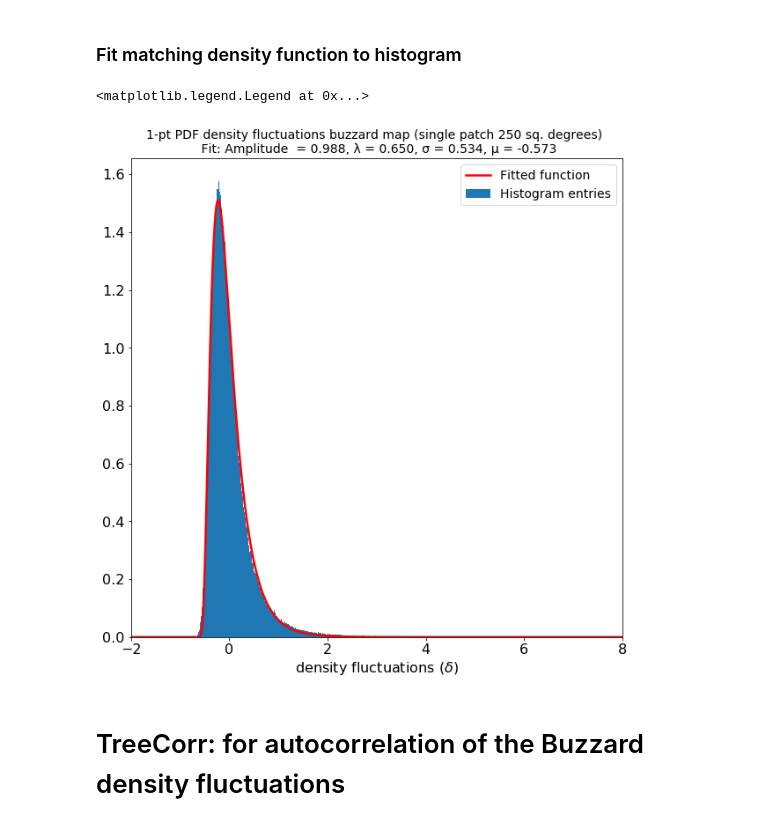
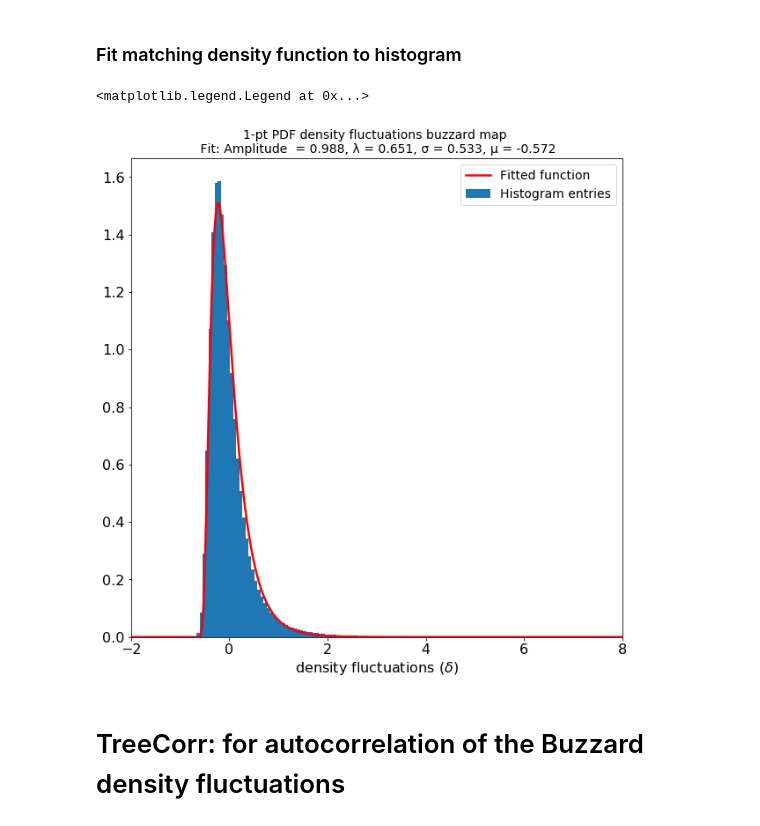
Before and after one commit to anikhalder/Integrated_Bispectrum, a Jupyter notebook: power_spectrum_buzzard/power_spectrum_buzzard_single_patch.ipynb, the cells around one changed output. Cells and saved outputs as stored; diff of their text form; code cells hidden in the pictures.

```diff
--- a/power_spectrum_buzzard/power_spectrum_buzzard_single_patch.ipynb
+++ b/power_spectrum_buzzard/power_spectrum_buzzard_single_patch.ipynb
@@ -91,13 +91,16 @@ density_fluctuations_table.write("./buzzard_output/single_patch/density_fluctuat
 
 # 1-pt PDF of density fluctuations within patch
 
-no_of_bins = 1000
+no_of_bins = 500
 
 plt.figure(figsize=(10,10))
-plt.hist(density_field_buzzard_disc, bins=no_of_bins)
+#plt.hist(density_field_buzzard_disc, bins=no_of_bins)
+plt.hist(density_field_buzzard, bins=no_of_bins)
 plt.xlabel('density fluctuations ($δ$)', fontsize=16)
 plt.tick_params(labelsize=16)
 plt.xlim(-2,8)
-plt.title('1-pt PDF density fluctuations Buzzard map (single patch '+str(sq_degrees)+' sq. degrees)', fontsize=14)
-plt.savefig("./buzzard_output/plot_output/1_pt_PDF_single_patch/density_fluctuations_buzzard_1_pt_PDF_single_patch.pdf")
+#plt.title('1-pt PDF density fluctuations Buzzard map (single patch '+str(sq_degrees)+' sq. degrees)', fontsize=14)
+#plt.savefig("./buzzard_output/plot_output/1_pt_PDF_single_patch/density_fluctuations_buzzard_1_pt_PDF_single_patch.pdf")
+plt.title('1-pt PDF density fluctuations Buzzard map', fontsize=14)
+plt.savefig("./buzzard_output/plot_output/1_pt_PDF_single_patch/density_fluctuations_buzzard_1_pt_PDF.pdf")
 # %% [output]
@@ -107,33 +110,35 @@ plt.savefig("./buzzard_output/plot_output/1_pt_PDF_single_patch/density_fluctuat
 # %%
 def lognormal_pdf(z, A, log_shift, sigma):
     return np.piecewise(z, [z > -log_shift, z <= -log_shift],
                         [ lambda z: A*1/(np.sqrt(2*np.pi)*(z+log_shift)*sigma) *
                          np.exp(-(np.log(z/log_shift + 1) + sigma**2/2)**2/(2*sigma**2)), 0])
 
 bin_values, bin_edges = np.histogram(density_field_buzzard_disc, bins=no_of_bins, density=True)
 bin_centers = np.array([0.5 * (bin_edges[i] + bin_edges[i+1]) for i in range(len(bin_edges)-1)])
 
 # Fit the function to the histogram data to get the optimized parameter values
 popt, pcov = curve_fit(lognormal_pdf, xdata = bin_centers, ydata = bin_values, p0=[1, 1, 1])
 
 # Generate enough x values to make the curves look smooth.
 x_space = np.linspace(-2, 8, 1000)
 
 # 1-pt PDF of density fluctuations within patch
 
 plt.figure(figsize=(10,10))
-plt.hist(density_field_buzzard_disc, bins=no_of_bins, density=True, label=r'Histogram entries')
+#plt.hist(density_field_buzzard_disc, bins=no_of_bins, density=True, label=r'Histogram entries')
+plt.hist(density_field_buzzard, bins=no_of_bins, density=True, label=r'Histogram entries')
 #plt.bar(bin_centers, bin_values, width=bin_edges[1] - bin_edges[0], label=r'Histogram entries')
 plt.plot(x_space, lognormal_pdf(x_space, *popt), color='r', linewidth=2.5, label=r'Fitted function')
 plt.xlabel('density fluctuations ($δ$)', fontsize=16)
 plt.tick_params(labelsize=16)
 plt.xlim(-2,8)
-plt.title('1-pt PDF density fluctuations buzzard map (single patch '+str(sq_degrees)+' sq. degrees) \n Fit: Amplitude  = {0:4.3f}, λ = {1:4.3f}, σ = {2:4.3f}, μ = {3:4.3f}'.format(popt[0], popt[1], popt[2], np.log(popt[1])-popt[2]**2/2), fontsize=14)
+#plt.title('1-pt PDF density fluctuations buzzard map (single patch '+str(sq_degrees)+' sq. degrees) \n Fit: Amplitude  = {0:4.3f}, λ = {1:4.3f}, σ = {2:4.3f}, μ = {3:4.3f}'.format(popt[0], popt[1], popt[2], np.log(popt[1])-popt[2]**2/2), fontsize=14)
+plt.title('1-pt PDF density fluctuations buzzard map \n Fit: Amplitude  = {0:4.3f}, λ = {1:4.3f}, σ = {2:4.3f}, μ = {3:4.3f}'.format(popt[0], popt[1], popt[2], np.log(popt[1])-popt[2]**2/2), fontsize=14)
 plt.legend(loc='best', fontsize=14)
 #plt.savefig("./buzzard_output/plot_output/1_pt_PDF_single_patch/density_fluctuations_buzzard_1_pt_PDF_single_patch.pdf")
 # %% [output]
 <matplotlib.legend.Legend at 0x...>
-[figure, old version]
+[figure, new version]
 # %% [markdown]
 # TreeCorr: for autocorrelation of the Buzzard density fluctuations
 # %%
```
Also changed, not shown: parts of 1 cell of this notebook, 2 other files.
